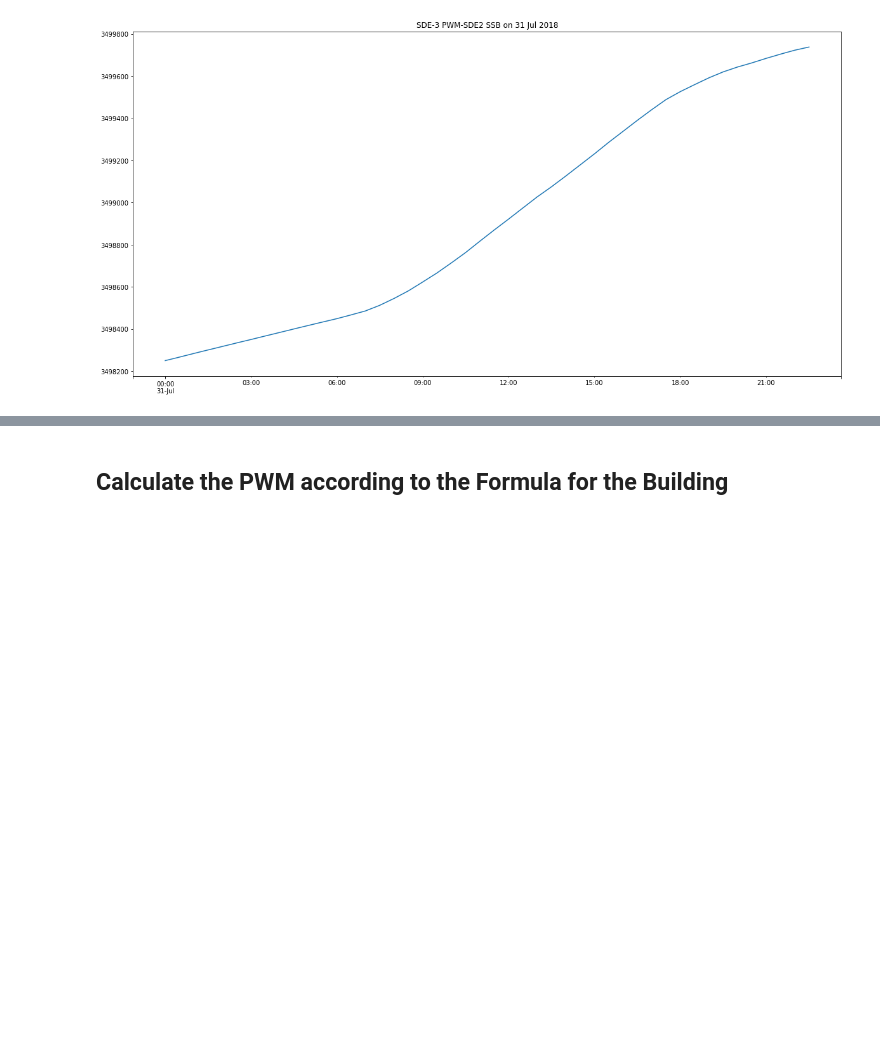
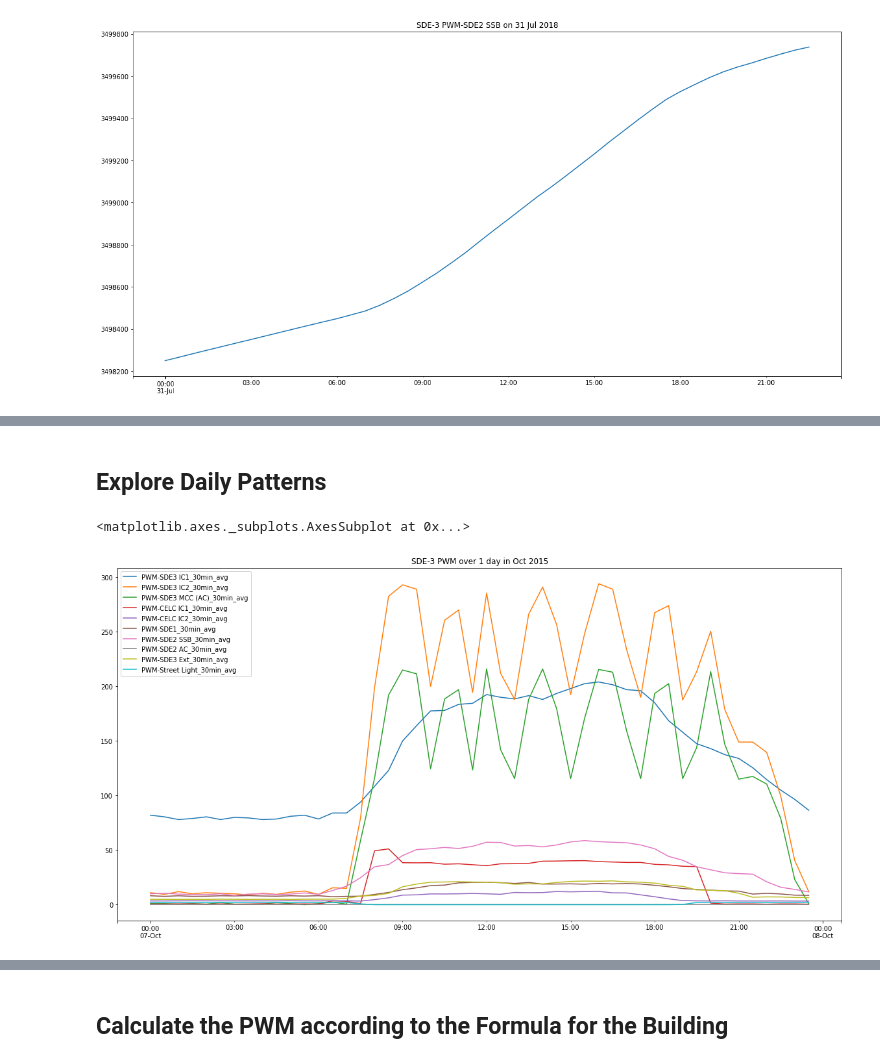
Before and after one commit to tkokkeng/KE5105-Time-Series-Forecasting, a Jupyter notebook: exploration/etl2.ipynb, the cells around one changed output, grey strips where cells are left out. Drawn from its saved outputs; the diff is of its cells as text; code cells hidden in the pictures; blank space fills up the shorter version.

```diff
--- a/exploration/etl2.ipynb
+++ b/exploration/etl2.ipynb
@@ -359,0 +503,6 @@ sde3_df.loc['2018-07-31 00H':'2018-08-01 23H', 'PWM-SDE2 SSB'].plot(figsize=(20,
+# %%
+sde3_PWM30_columns = []
+for i in sde3_df.columns:
+    if ('PWM' in i) & ('30' in i):
+        sde3_PWM30_columns.append(i)
+sde3_PWM30_columns
@@ -359,0 +520,8 @@ sde3_df.loc['2018-07-31 00H':'2018-08-01 23H', 'PWM-SDE2 SSB'].plot(figsize=(20,
+# %% [markdown]
+## Explore Daily Patterns
+# %%
+# Explore 1 day (7 Oct) in period before the data outage.
+sde3_df.loc['2015-10-07 00H':'2015-10-07 23H', sde3_PWM30_columns].plot(figsize=(20, 10), title='SDE-3 PWM over 1 day in Oct 2015')
+# %% [output]
+<matplotlib.axes._subplots.AxesSubplot at 0x...>
+[figure, added]
```
Also changed, not shown: parts of 35 cells of this notebook.
